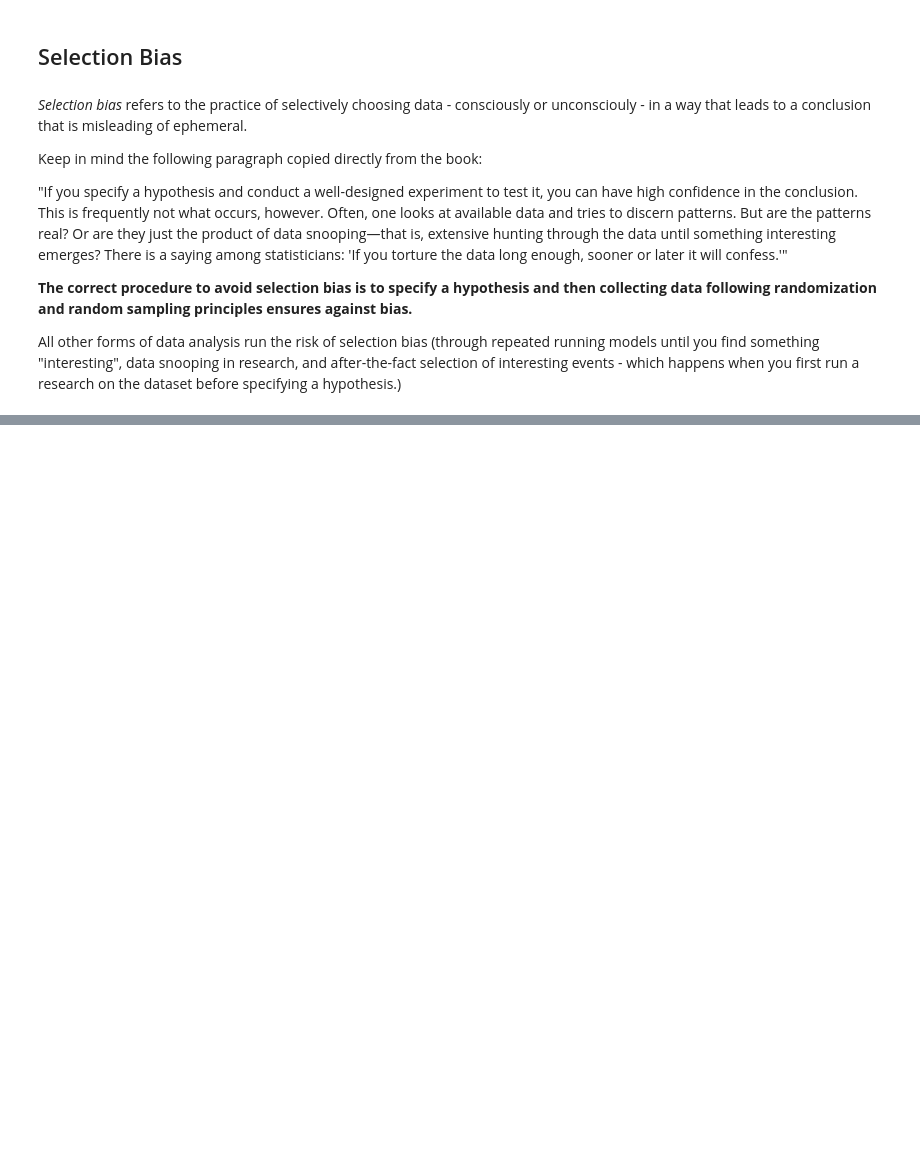
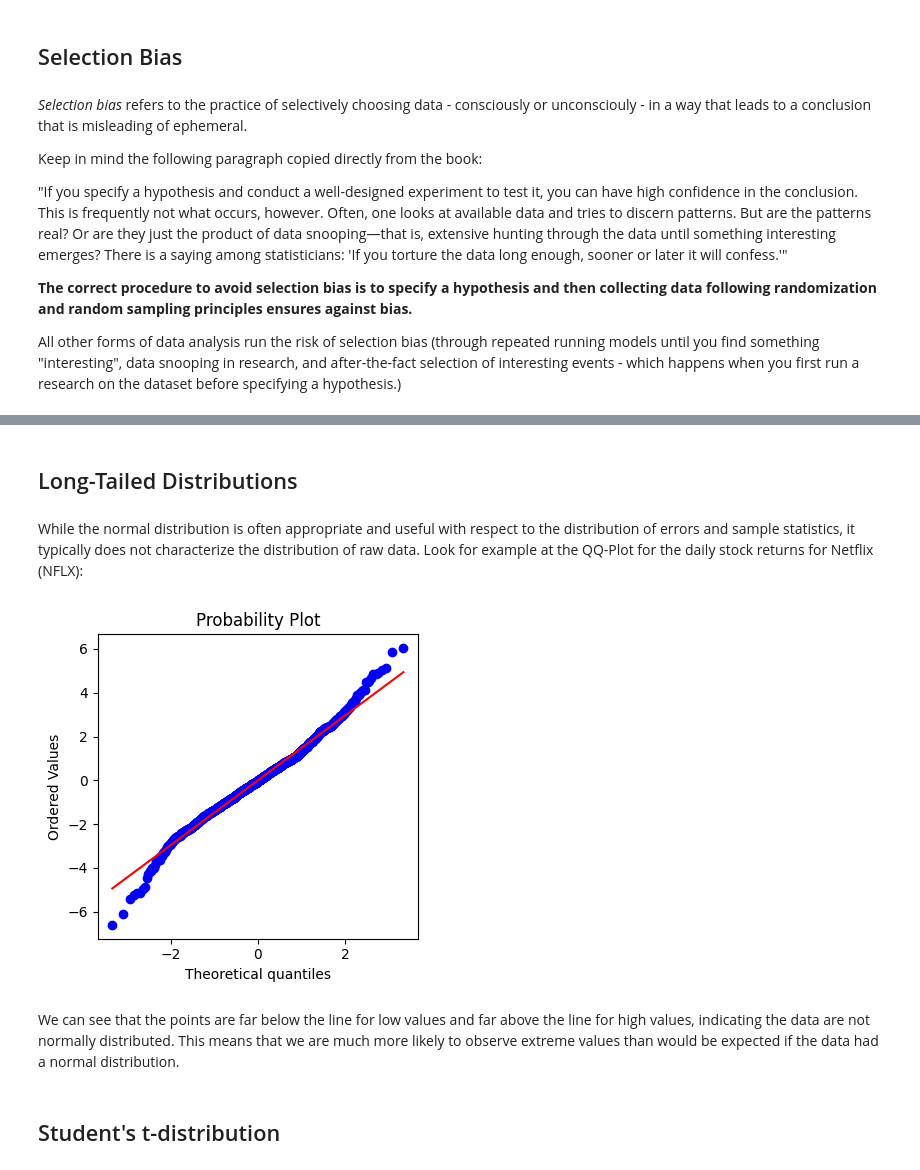
Before and after one commit to alexandrehsd/practical-statistics-notes, a Jupyter notebook: python/ch02_data_and_sampling_distributions.ipynb, the cells around one changed output, grey strips where cells are left out. Saved outputs shown, nothing was run; the diff lists cells and outputs as text; code cells hidden in the pictures; blank space fills up the shorter version.

```diff
--- a/python/ch02_data_and_sampling_distributions.ipynb
+++ b/python/ch02_data_and_sampling_distributions.ipynb
@@ -24,0 +209,23 @@ All other forms of data analysis run the risk of selection bias (through repeate
+# %% [markdown]
+## Long-Tailed Distributions
+# %% [markdown]
+While the normal distribution is often appropriate and useful with respect to the distribution of errors and sample statistics, it typically does not characterize the distribution of raw data. Look for example at the QQ-Plot for the daily stock returns for Netflix (NFLX):
+# %%
+sp500_px = pd.read_csv("../data/sp500_data.csv.gz", index_col=0)
+
+nflx = sp500_px.NFLX
+nflx = np.diff(np.log(nflx[nflx>0]))
+
+fig, ax = plt.subplots(figsize=(4, 4))
+
+from scipy import stats
+stats.probplot(nflx, plot=ax)
+
+plt.tight_layout()
+plt.show()
+# %% [output]
+[figure, added]
+# %% [markdown]
+We can see that the points are far below the line for low values and far above the line for high values, indicating the data are not normally distributed. This means that we are much more likely to observe extreme values than would be expected if the data had a normal distribution.
+# %% [markdown]
+## Student's t-distribution
```
Also changed, not shown: parts of 32 cells of this notebook.
